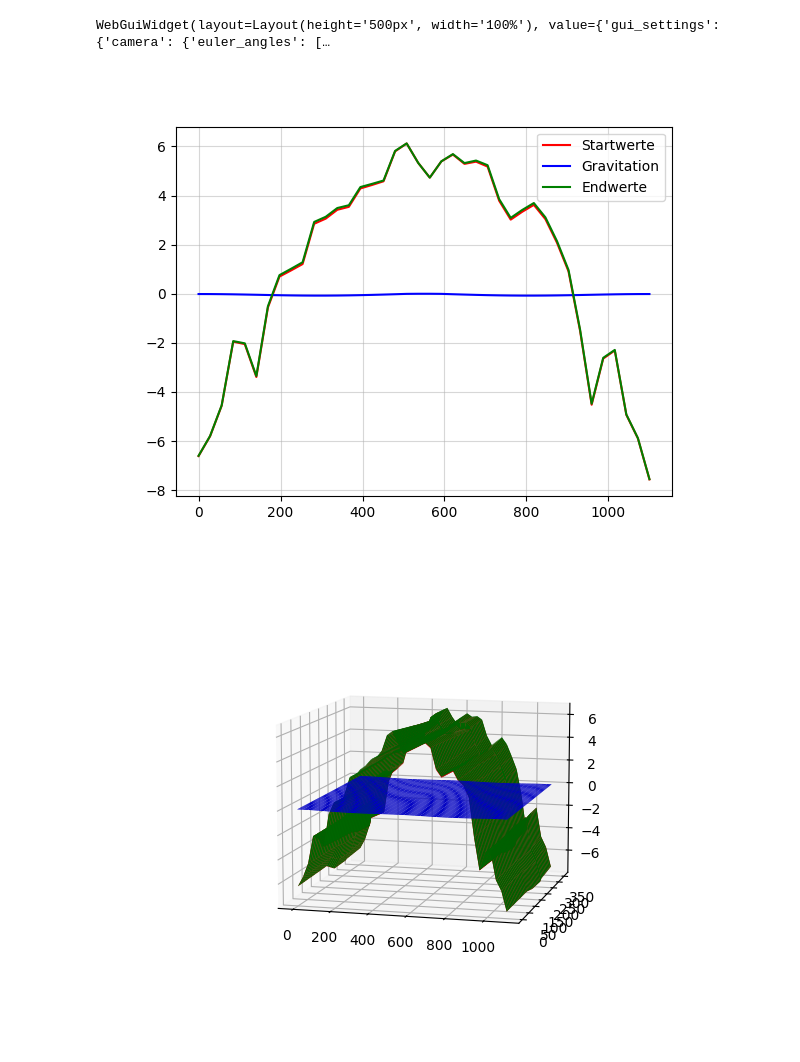
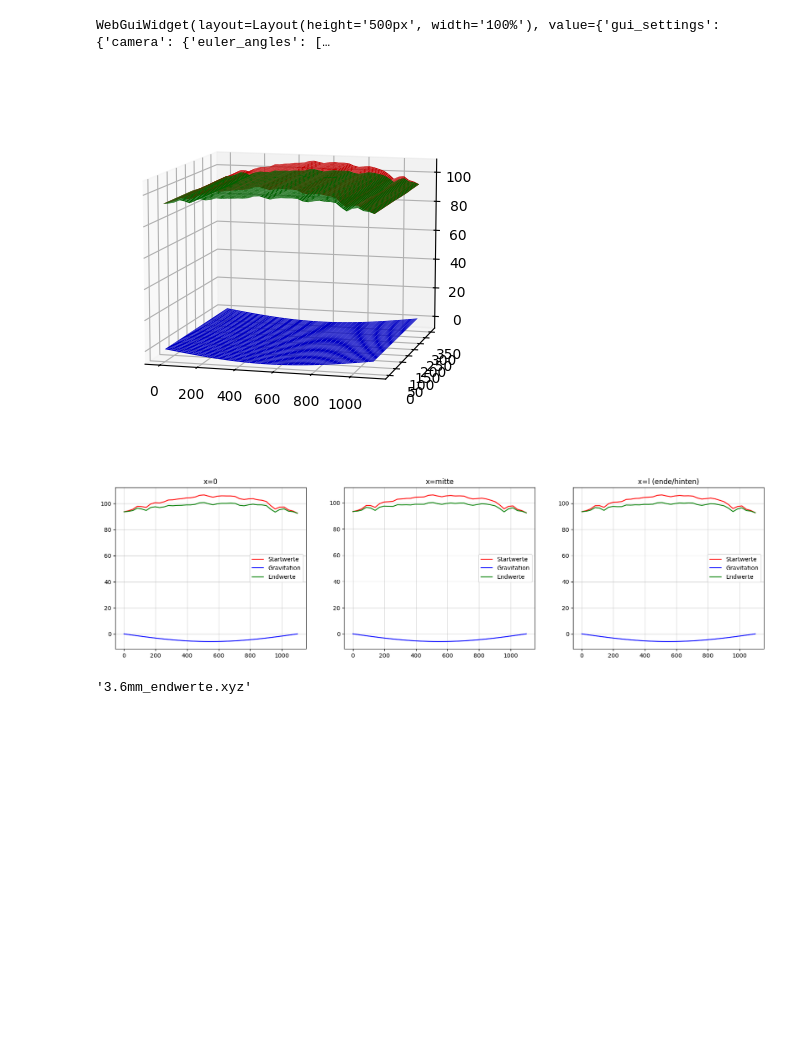
Before and after one commit to anschn05/papa_arbeit, a Jupyter notebook: CodeAblauf/Auflager_Hauptcode.ipynb, the cells around one changed output. Saved outputs shown, nothing was run; the diff lists cells and outputs as text; code cells hidden in the pictures; blank space fills up the shorter version.

```diff
--- a/CodeAblauf/Auflager_Hauptcode.ipynb
+++ b/CodeAblauf/Auflager_Hauptcode.ipynb
@@ -1,35 +1,37 @@
 # %%
 import import_ipynb
 import numpy as np
 import xyzFile_zusammenrechnen_EW
 
-import xyzFile_GRAVITATION_Kruemmung
+import xyzFile_GRAVITATION
 # def gravitationsEinfluss_Auflager(l,b,t,step,auflager_liste,radius):
 
 l = 1100
 b = 360
 t = 3.6
 step = 40
 tol = 10e-11
+Vorzeichen = 'Min'
 
 # MESSWERTE echt
-filename_MW = f"{t}mm_messwerte.xyz"
+filename_MW = f"xyzFiles/{t}mm_messwerte_alt.xyz"
 data_messwerte = np.loadtxt(filename_MW)
 
 """
 hier werden die kreisförmigen Auflager definiert
 die Anzahl ist dabei egal, es sollten nur nicht zu viele werten
 der Radius sollte auch nicht zu groß werden
 die genauen Grenzen hab ich noch nicht ausgetestet
 """
 r = 35 # mm    # Radius der Auflager
 auflager_liste = [(r,r),(l-r,b-r),(r,b-r),(l-r,r)] # Kreismittelpunkte der Auflager
 
 
-filename_GRAV = xyzFile_GRAVITATION_Kruemmung.gravitationsEinfluss_Auflager(l,b,t,step,auflager_liste,r)
+filename_GRAV = xyzFile_GRAVITATION.gravitationsEinfluss_Auflager(l,b,t,step,auflager_liste,r)
 
-xyzFile_zusammenrechnen_EW.plotten(l,b,t,step,filename_MW,filename_GRAV)
+xyzFile_zusammenrechnen_EW.plotten(l,b,t,step,filename_MW,filename_GRAV,Vorzeichen)
 # %% [output]
 WebGuiWidget(layout=Layout(height='500px', width='100%'), value={'gui_settings': {'camera': {'euler_angles': […
-[figure, old version]
+[figure, new version]
-[figure, old version]
+[figure, new version]
+'3.6mm_endwerte.xyz'
```
Also changed, not shown: 28 other files.
